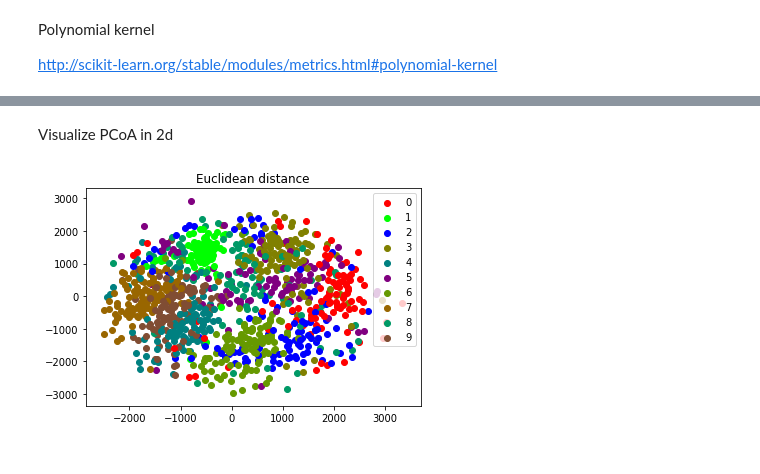
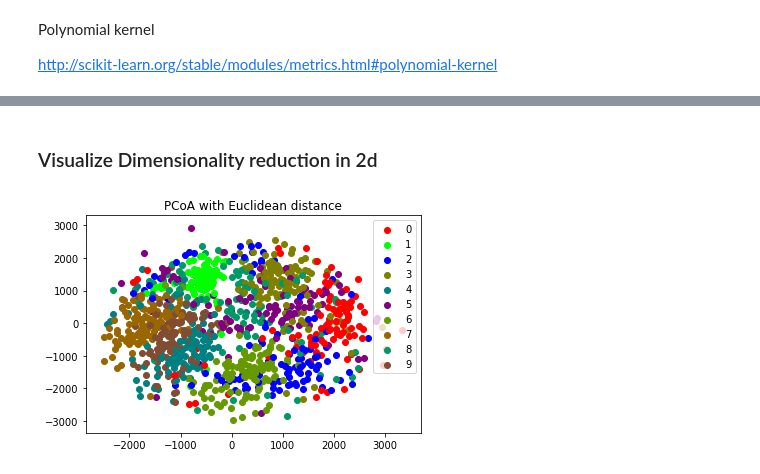
Before and after one commit to felixadam/ift3700_tp1, a Jupyter notebook: Travail1.ipynb, the cells around one changed output, grey strips where cells are left out. Cells and saved outputs as stored; diff of their text form; code cells hidden in the pictures.

```diff
--- a/Travail1.ipynb
+++ b/Travail1.ipynb
@@ -516,36 +522,36 @@ print(end-start, 'seconds')
-# %% [markdown]
-Visualize PCoA in 2d
+# %% [markdown]
+### Visualize Dimensionality reduction in 2d
 # %%
 import matplotlib.pyplot as plt
 %matplotlib inline
-def visualize_pcoa_2d(pos,title):
+def visualize_2d(pos,title):
     fig, ax = plt.subplots()
     colors=((1,0,0),(0,1,0),(0,0,1),(0.5,0.5,0),(0,0.5,0.5),(0.5,0,0.5),(0.4,0.6,0),(0.6,0.4,0),(0,0.6,0.4),(0.5,0.3,0.2),)
     for i in range(pos.shape[0]):
         ax.scatter(pos[i,0],pos[i,1],label = train_label[i],color=colors[train_label[i]])
 
     #remove duplicate in legend
     handles,labels=ax.get_legend_handles_labels()
     handles_unique, labels_unique = [],[]
     seen = set()
     for i,e in enumerate(labels):
         if e not in seen:
             seen.add(e)
             handles_unique.append(handles[i])
             labels_unique.append(e)
             if len(seen) == 10:
                 break
 
     #sort legend
     labels_unique, handles_unique = (list(l) for l in zip(*sorted(zip(labels_unique, handles_unique))))
 
     plt.legend(handles_unique,labels_unique,loc="best")
     plt.title(title)
     plt.show()
 
 
 
 #Example: visualization of euclidean distance
-visualize_pcoa_2d(pos_euclidean, "Euclidean distance")
+visualize_2d(pos_euclidean, "PCoA with Euclidean distance")
 # %% [output]
-[figure, old version]
+[figure, new version]
```
Also changed, not shown: parts of 18 cells of this notebook.
